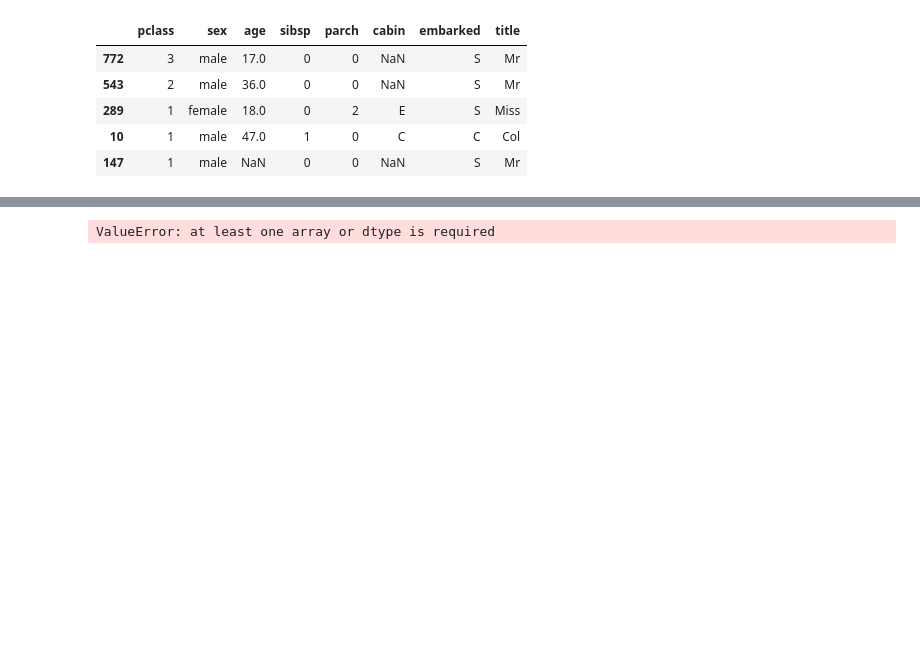
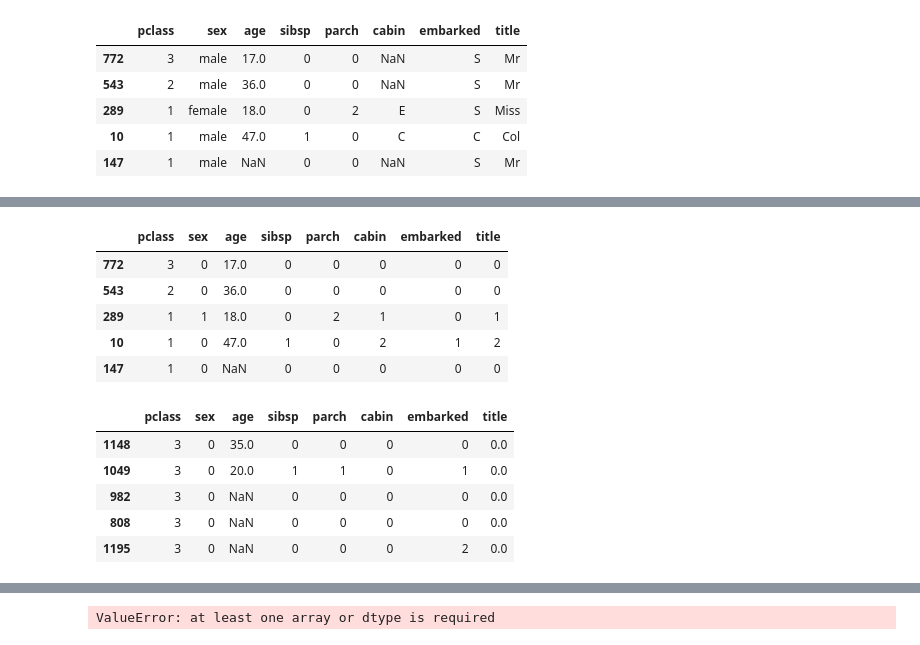
Before and after one commit to omdgit/feature-engineering-for-machine-learning, a Jupyter notebook: omd/00_omd_temp.ipynb, the cells around one changed output, grey strips where cells are left out. Cells and saved outputs as stored; diff of their text form; code cells hidden in the pictures; blank space fills up the shorter version.

```diff
--- a/omd/00_omd_temp.ipynb
+++ b/omd/00_omd_temp.ipynb
@@ -279,6 +284,10 @@ X_train, X_test, y_train, y_test = train_test_split(df.drop('survived', axis=1),
 # %%
 preprocessor = FunctionTransformer(preprocessing)
 X_train = preprocessor.transform(X_train)
+X_test = preprocessor.transform(X_test)
+
+X_train['pclass'] = X_train['pclass'].astype(int)
+X_test['pclass'] = X_test['pclass'].astype(int)
 # %%
 X_train.head()
 # %% [output]
@@ -288,5 +297,3 @@ X_train.head()
 | 289 | 1 | female | 18.0 | 0 | 2 | E | S | Miss |
 | 10 | 1 | male | 47.0 | 1 | 0 | C | C | Col |
 | 147 | 1 | male | NaN | 0 | 0 | NaN | S | Mr |
-# %%
-X_train = X_train.drop(columns=['age', 'sibsp', 'parch'])
@@ -292,0 +309,21 @@ X_train = X_train.drop(columns=['age', 'sibsp', 'parch'])
+# %%
+from feature_engine.encoding import OrdinalEncoder
+
+imputation_dict = {
+    "sex": "Missing",
+    "cabin": "Missing",
+    "embarked": "Missing",
+    "title": "Missing"
+}
+
+X_train.fillna(imputation_dict, inplace=True)
+X_test.fillna(imputation_dict, inplace=True)
+
+ordinal_enc = OrdinalEncoder(
+    encoding_method="arbitrary",
+    variables=['sex', 'cabin', 'embarked', 'title'],
+)
+
+ordinal_enc.fit(X_train)
+
+X_train.shape, X_test.shape
@@ -292,0 +352,19 @@ X_train = X_train.drop(columns=['age', 'sibsp', 'parch'])
+# %%
+X_train = ordinal_enc.transform(X_train)
+X_test = ordinal_enc.transform(X_test)
+# %%
+display(X_train.head())
+display(X_test.head())
+# %% [output]
+|  | pclass | sex | age | sibsp | parch | cabin | embarked | title |
+| 772 | 3 | 0 | 17.0 | 0 | 0 | 0 | 0 | 0 |
+| 543 | 2 | 0 | 36.0 | 0 | 0 | 0 | 0 | 0 |
+| 289 | 1 | 1 | 18.0 | 0 | 2 | 1 | 0 | 1 |
+| 10 | 1 | 0 | 47.0 | 1 | 0 | 2 | 1 | 2 |
+| 147 | 1 | 0 | NaN | 0 | 0 | 0 | 0 | 0 |
+|  | pclass | sex | age | sibsp | parch | cabin | embarked | title |
+| 1148 | 3 | 0 | 35.0 | 0 | 0 | 0 | 0 | 0.0 |
+| 1049 | 3 | 0 | 20.0 | 1 | 1 | 0 | 1 | 0.0 |
+| 982 | 3 | 0 | NaN | 0 | 0 | 0 | 0 | 0.0 |
+| 808 | 3 | 0 | NaN | 0 | 0 | 0 | 0 | 0.0 |
+| 1195 | 3 | 0 | NaN | 0 | 0 | 0 | 2 | 0.0 |
```
Also changed, not shown: parts of 6 cells of this notebook, 1 other file.
